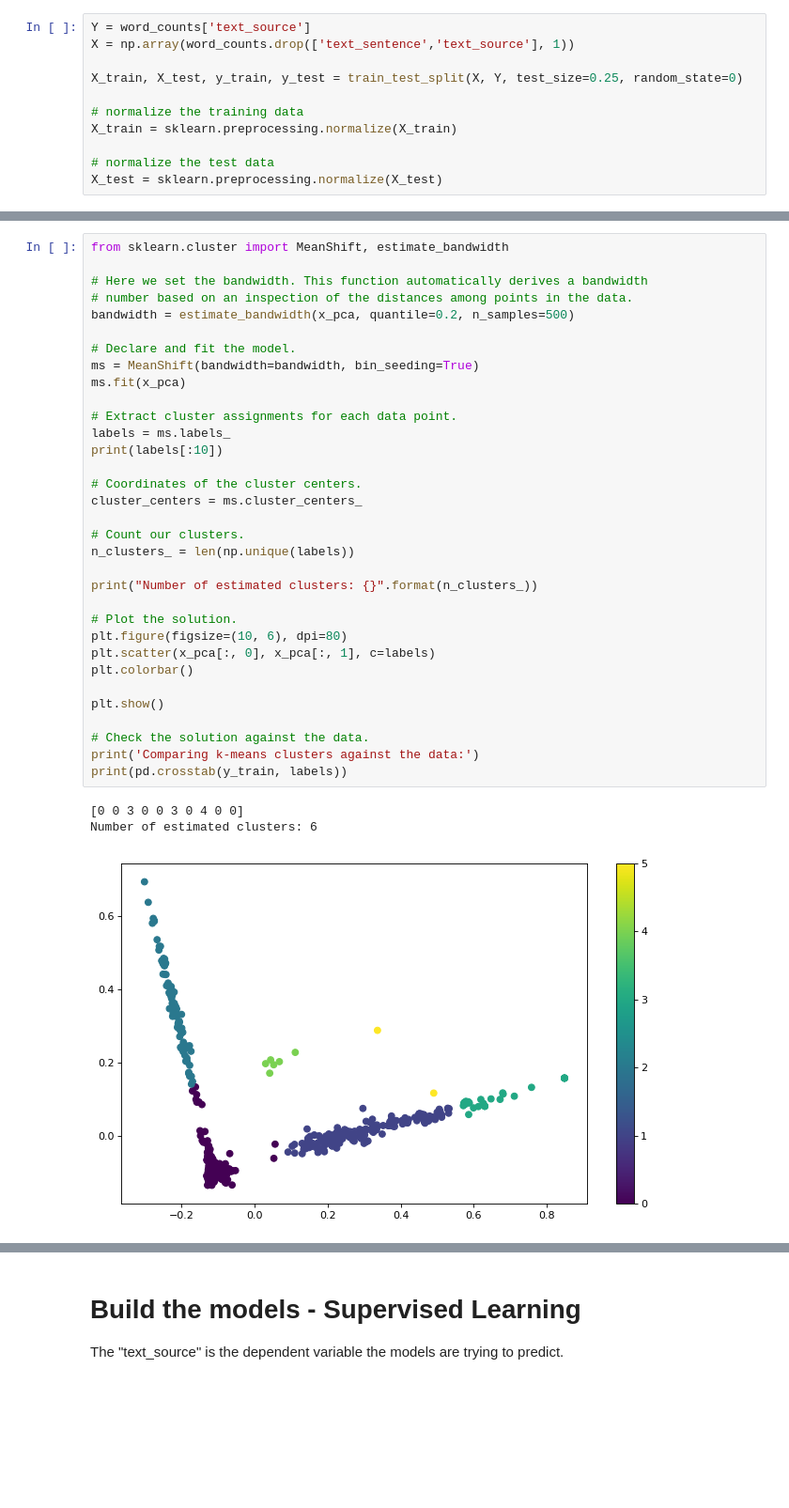
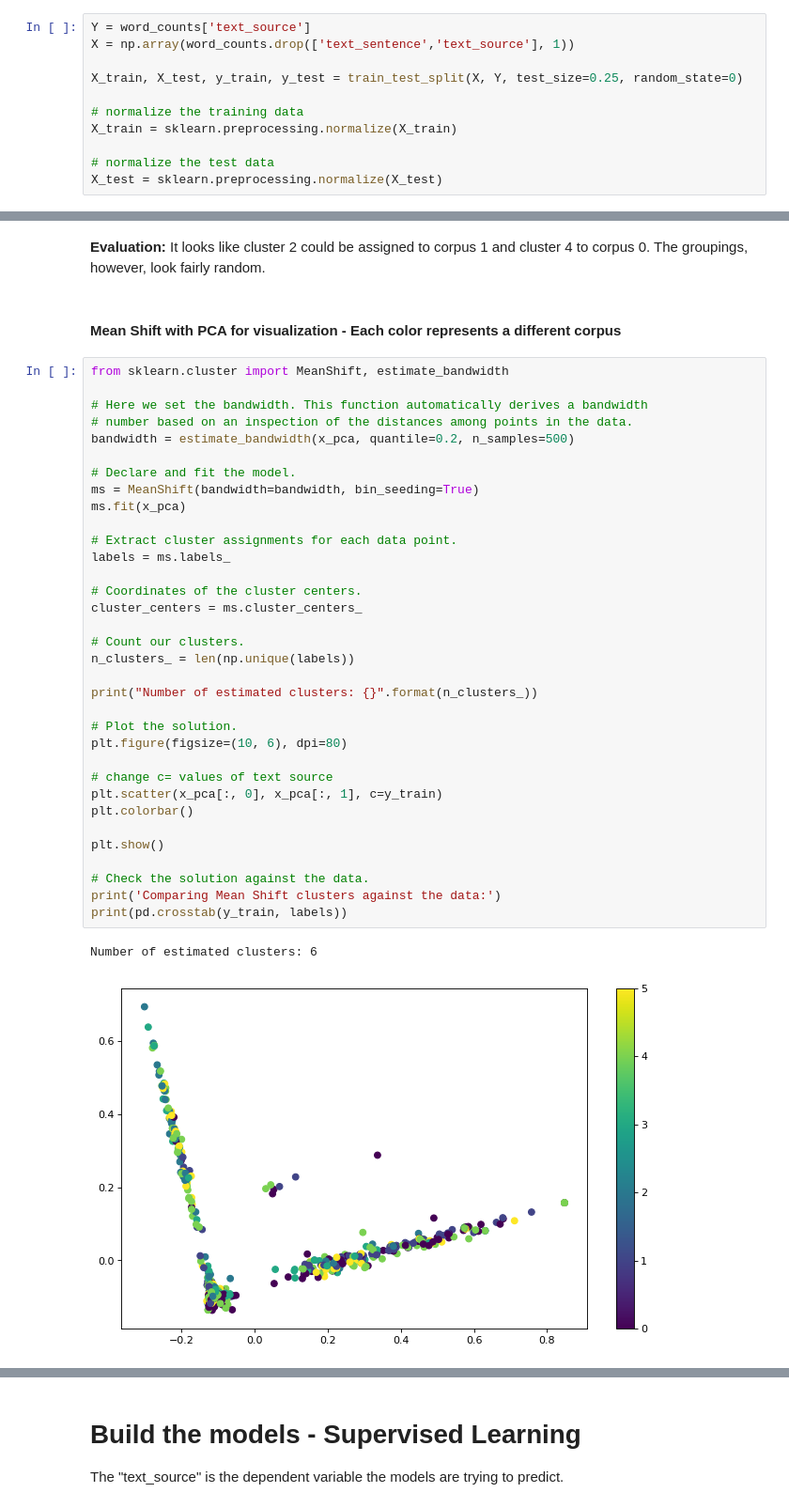
Before and after one commit to etterfred/Thinkful, a Jupyter notebook: Unsupervised_Capstone.ipynb, the cells around one changed output, grey strips where cells are left out. Shown at 94% size. Saved outputs shown, nothing was run; the diff lists cells and outputs as text; blank space fills up the shorter version.

```diff
--- a/Unsupervised_Capstone.ipynb
+++ b/Unsupervised_Capstone.ipynb
@@ -455,37 +546,41 @@ From the crosstab data, cluster number 1 contains the most data points and clust
+# %% [markdown]
+**Evaluation:**  It looks like cluster 2 could be assigned to corpus 1 and cluster 4 to corpus 0.  The groupings, however, look fairly random.
+# %% [markdown]
+#### Mean Shift with PCA for visualization - Each color represents a different corpus
 # %%
 from sklearn.cluster import MeanShift, estimate_bandwidth
 
 # Here we set the bandwidth. This function automatically derives a bandwidth
 # number based on an inspection of the distances among points in the data.
 bandwidth = estimate_bandwidth(x_pca, quantile=0.2, n_samples=500)
 
 # Declare and fit the model.
 ms = MeanShift(bandwidth=bandwidth, bin_seeding=True)
 ms.fit(x_pca)
 
 # Extract cluster assignments for each data point.
 labels = ms.labels_
-print(labels[:10])
 
 # Coordinates of the cluster centers.
 cluster_centers = ms.cluster_centers_
 
 # Count our clusters.
 n_clusters_ = len(np.unique(labels))
 
 print("Number of estimated clusters: {}".format(n_clusters_))
 
 # Plot the solution.
 plt.figure(figsize=(10, 6), dpi=80)
-plt.scatter(x_pca[:, 0], x_pca[:, 1], c=labels)
+
+# change c= values of text source
+plt.scatter(x_pca[:, 0], x_pca[:, 1], c=y_train)
 plt.colorbar()
 
 plt.show()
 
 # Check the solution against the data.
-print('Comparing k-means clusters against the data:')
+print('Comparing Mean Shift clusters against the data:')
 print(pd.crosstab(y_train, labels))
 # %% [output]
-[0 0 3 0 0 3 0 4 0 0]
 Number of estimated clusters: 6
-[figure, old version]
+[figure, new version]
```
Also changed, not shown: parts of 50 cells of this notebook.
